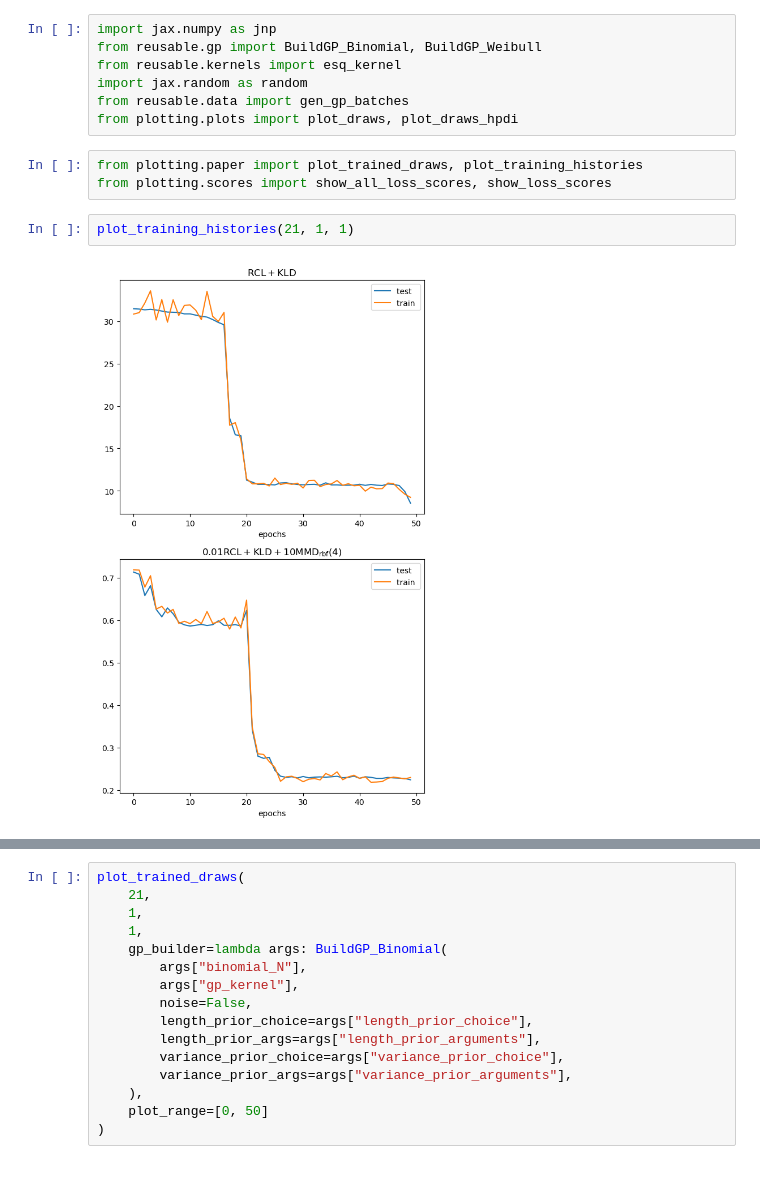
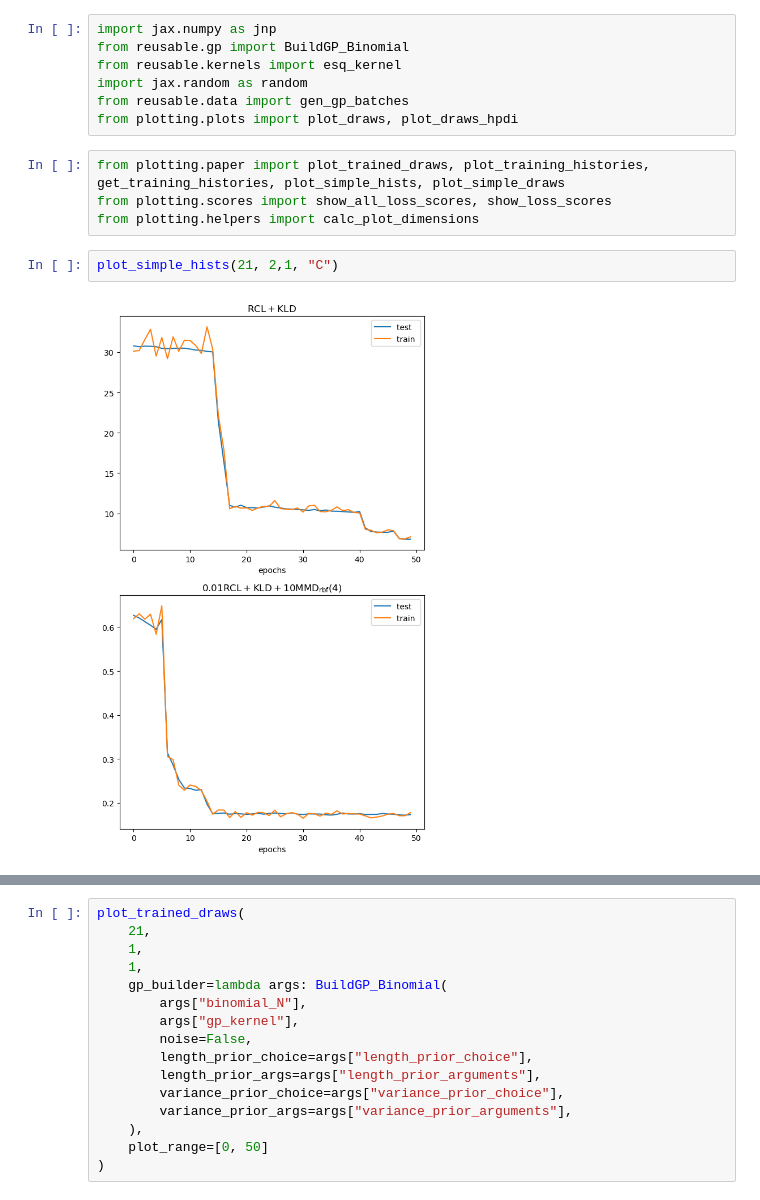
Before and after one commit to mtcairneyleeming/4yp, a Jupyter notebook: 21_synthetic_data.ipynb, the cells around one changed output, grey strips where cells are left out. Cells and saved outputs as stored; diff of their text form.

```diff
--- a/21_synthetic_data.ipynb
+++ b/21_synthetic_data.ipynb
@@ -7,14 +4,15 @@ The autoreload extension is already loaded. To reload it, use:
 # %%
 import jax.numpy as jnp
-from reusable.gp import BuildGP_Binomial, BuildGP_Weibull
+from reusable.gp import BuildGP_Binomial
 from reusable.kernels import esq_kernel
 import jax.random as random
 from reusable.data import gen_gp_batches
 from plotting.plots import plot_draws, plot_draws_hpdi
 # %%
-from plotting.paper import plot_trained_draws, plot_training_histories
+from plotting.paper import plot_trained_draws, plot_training_histories, get_training_histories, plot_simple_hists, plot_simple_draws
 from plotting.scores import show_all_loss_scores, show_loss_scores
+from plotting.helpers import calc_plot_dimensions
-# %%
-plot_training_histories(21, 1, 1)
-# %% [output]
-[figure, removed]
+# %%
+plot_simple_hists(21, 2,1, "C")
+# %% [output]
+[figure, added]
```
Also changed, not shown: parts of 3 cells of this notebook, 2 other files.
